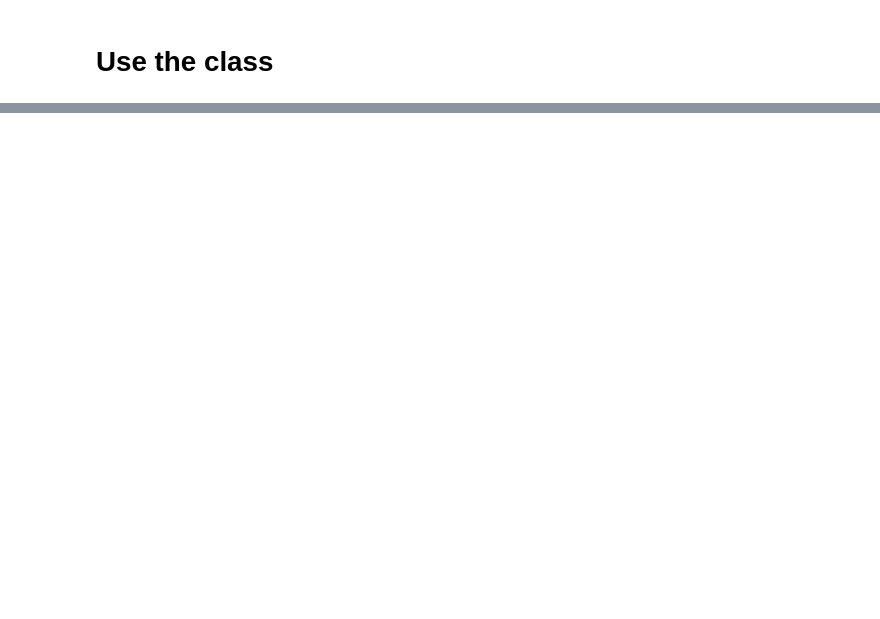
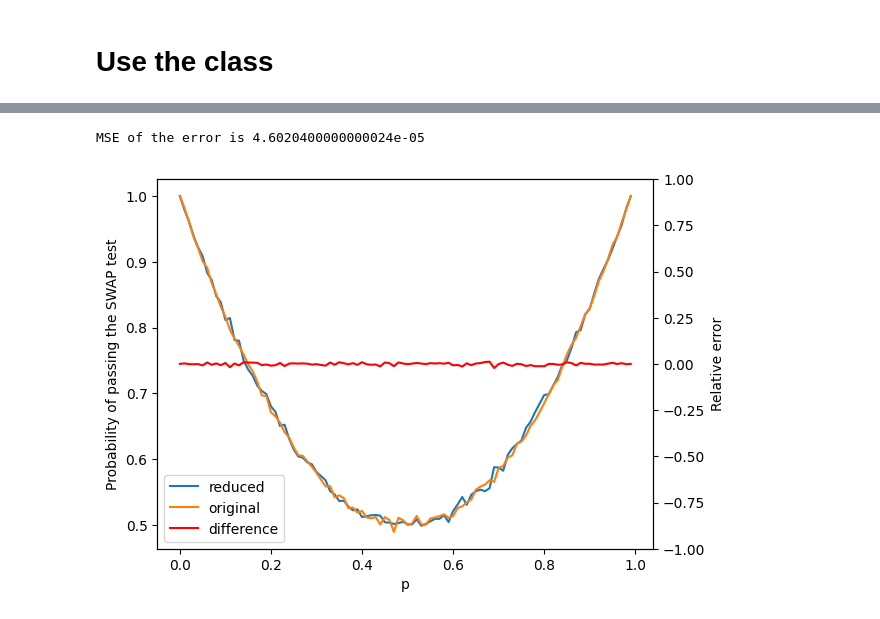
Before and after one commit to filorazi/Dim_red_SWAP, a Jupyter notebook: test.ipynb, the cells around one changed output, grey strips where cells are left out. Saved outputs shown, nothing was run; the diff lists cells and outputs as text; code cells hidden in the pictures; blank space fills up the shorter version.

```diff
--- a/test.ipynb
+++ b/test.ipynb
@@ -49,0 +78,29 @@ plt.show()
+# %%
+c1=[]
+c2=[]
+for a in np.linspace(0,1,100):
+    res1 = pio([a,0])
+    res2 = pio2([a,0])
+    c1.append(res1[0])
+    c2.append(res2[0])
+
+fig, ax = plt.subplots()
+ax2 = ax.twinx()
+
+lns1=ax.plot( np.array(range(len(c1)))/100,c1,label=['reduced'])
+lns2=ax.plot( np.array(range(len(c2)))/100,c2,label=['original'])
+errors = np.array(c2)-np.array(c1)
+lns3=ax2.plot( np.array(range(len(c2)))/100,errors,label=['difference'],color='red')
+from sklearn.metrics import mean_squared_error as mse
+print(f'MSE of the error is {mse(c1,c2)}')
+ax2.set_ylim([-1,1])
+lns = lns1+lns2+lns3
+labs = [l.get_label() for l in lns]
+ax.legend(lns, labs, loc=0)
+ax.set_xlabel("p")
+ax.set_ylabel(r"Probability of passing the SWAP test")
+ax2.set_ylabel(r"Relative error")
+plt.show();
+# %% [output]
+MSE of the error is 4.6020400000000024e-05
+[figure, added]
```
Also changed, not shown: parts of 6 cells of this notebook, 2 other files.
